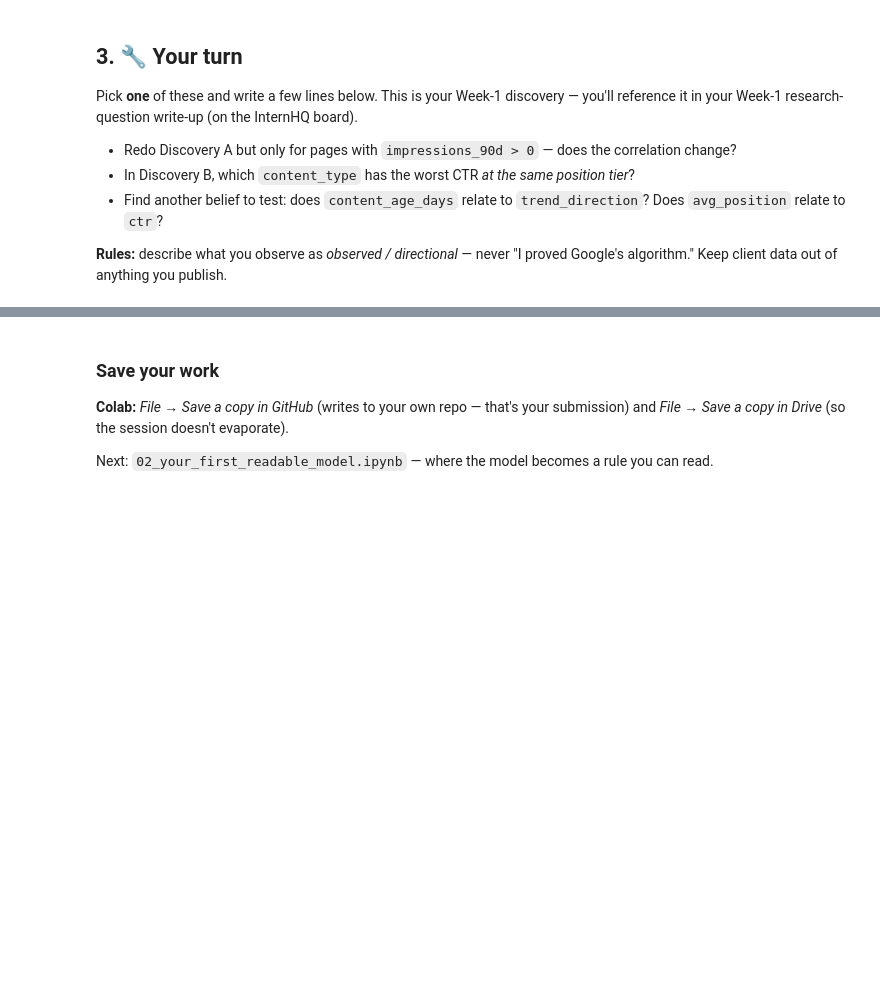
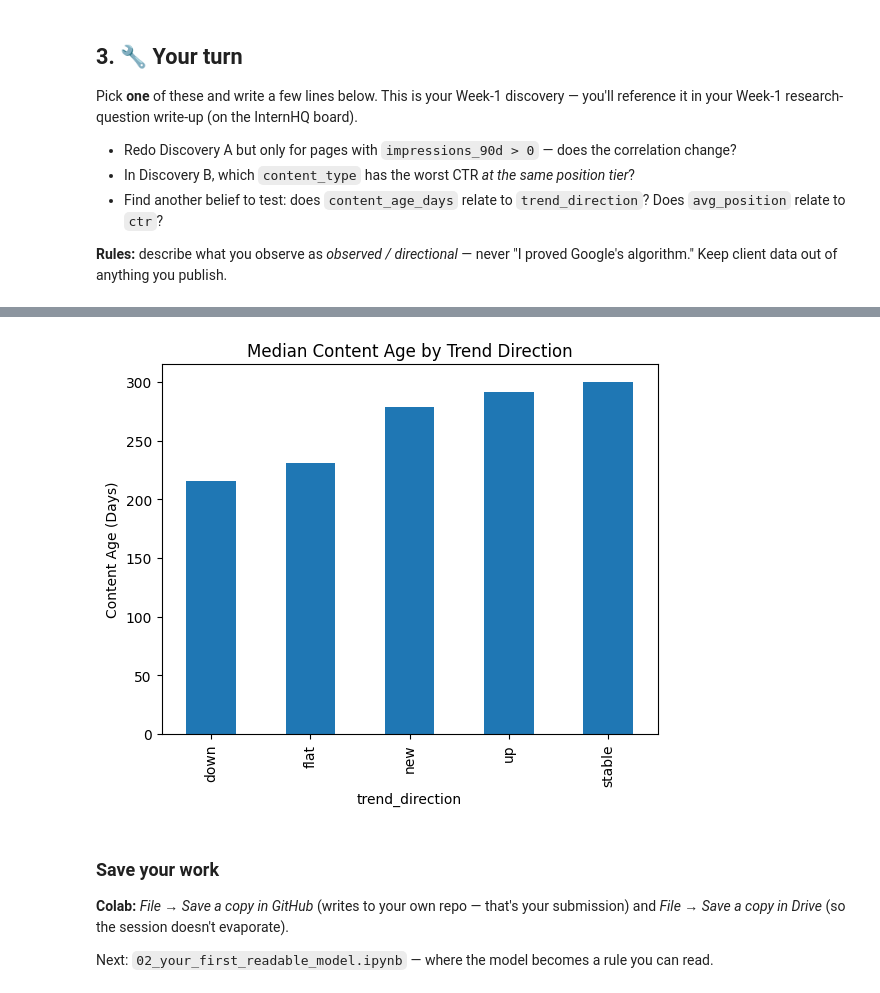
Before and after one commit to MohamedRamadan164/FlyRank_ML_internship, a Jupyter notebook: notebooks/01_first_look_and_discovery.ipynb, the cells around one changed output, grey strips where cells are left out. Drawn from its saved outputs; the diff is of its cells as text; code cells hidden in the pictures; blank space fills up the shorter version.

```diff
--- a/notebooks/01_first_look_and_discovery.ipynb
+++ b/notebooks/01_first_look_and_discovery.ipynb
@@ -101,0 +224,11 @@ Pick **one** of these and write a few lines below. This is your Week-1 discovery
+# %%
+# Discovery 3
+import pandas as pd
+
+summary = (
+    df.groupby("trend_direction")["content_age_days"]
+      .median()
+      .sort_values()
+)
+
+print(summary)
@@ -102,3 +243,13 @@ Pick **one** of these and write a few lines below. This is your Week-1 discovery
+# %%
+import matplotlib.pyplot as plt
+
+summary.plot(kind="bar")
+
+plt.title("Median Content Age by Trend Direction")
+plt.ylabel("Content Age (Days)")
+plt.show()
+# %% [output]
+[figure, added]
 # %% [markdown]
 ### Save your work
 **Colab:** *File → Save a copy in GitHub* (writes to your own repo — that's your submission) and *File → Save a copy in Drive* (so the session doesn't evaporate).
```
Also changed, not shown: parts of 13 cells of this notebook.
